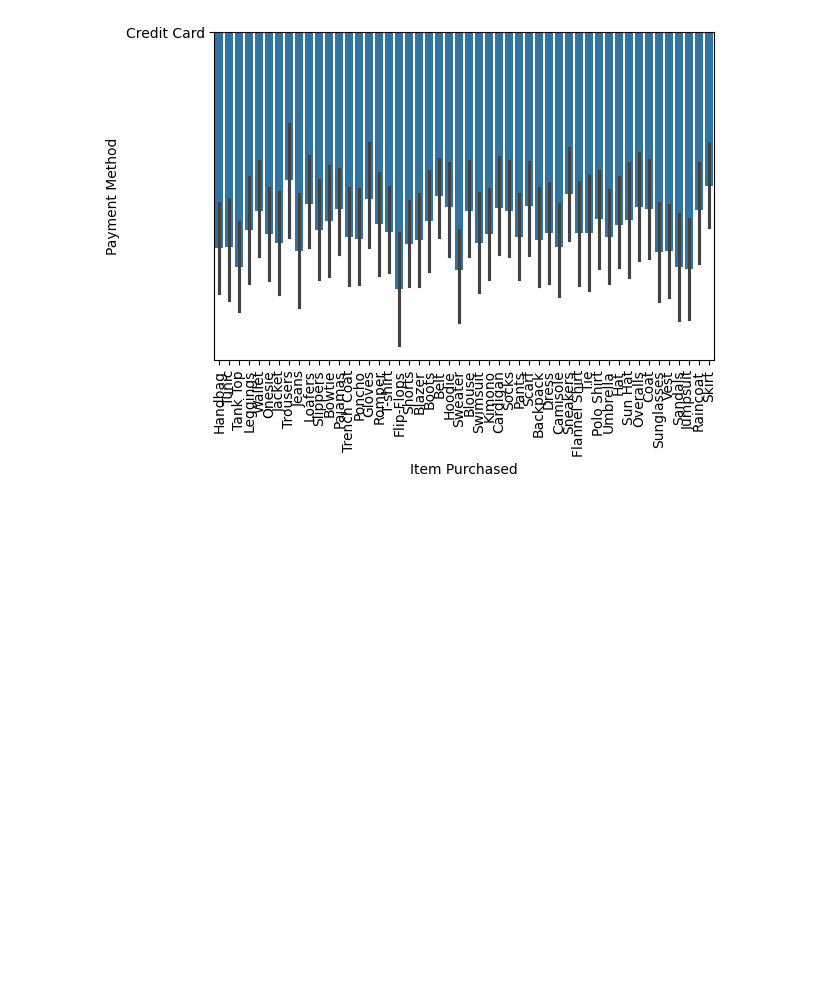
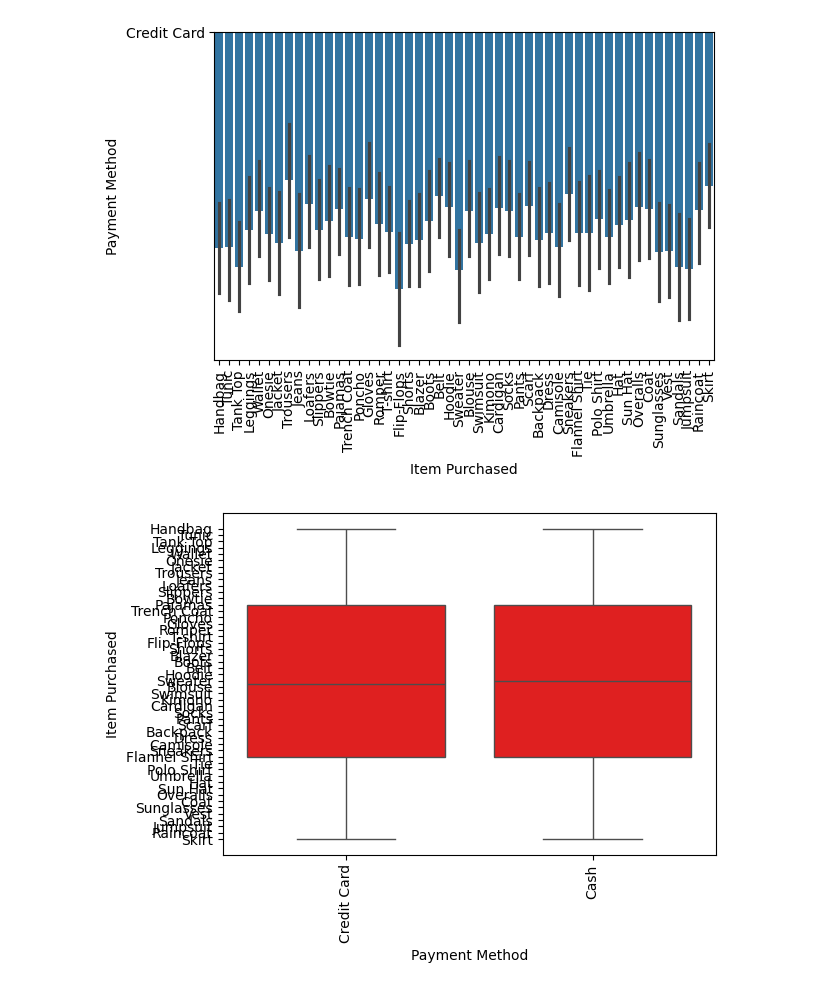
Before and after one commit to T-REX-C0DER/Data-Visualization-with-Python, a Jupyter notebook: Seaborn_Categorical_Plotings.ipynb, the cells around one changed output. Saved outputs shown, nothing was run; the diff lists cells and outputs as text; code cells hidden in the pictures; blank space fills up the shorter version.

Commit message:
box plot

```diff
--- a/Seaborn_Categorical_Plotings.ipynb
+++ b/Seaborn_Categorical_Plotings.ipynb
@@ -42,3 +42,11 @@ plt.tight_layout()
 plt.show()
 # %% [output]
 [figure]
+# %%
+# BoxPlot
+sns.boxplot(data=df , y = "Item Purchased" , x ="Payment Method" , color='red')
+plt.xticks(rotation=90)
+plt.tight_layout()
+plt.show()
+# %% [output]
+[figure, added]
```
